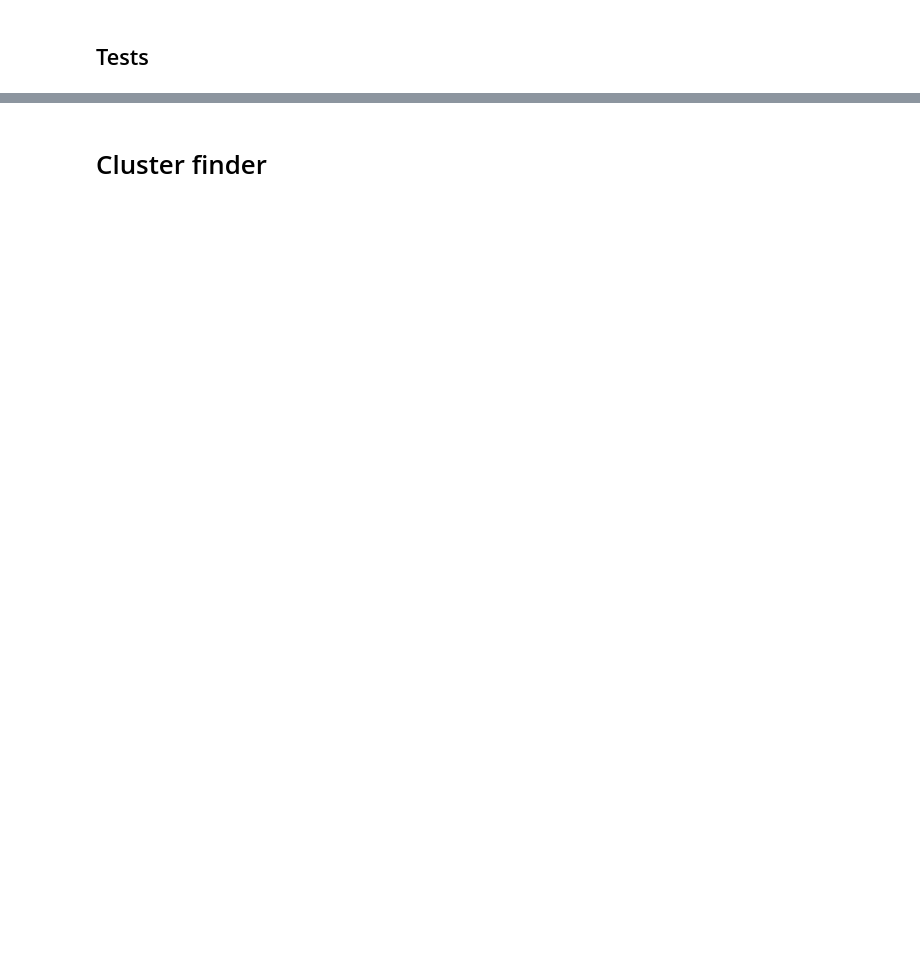
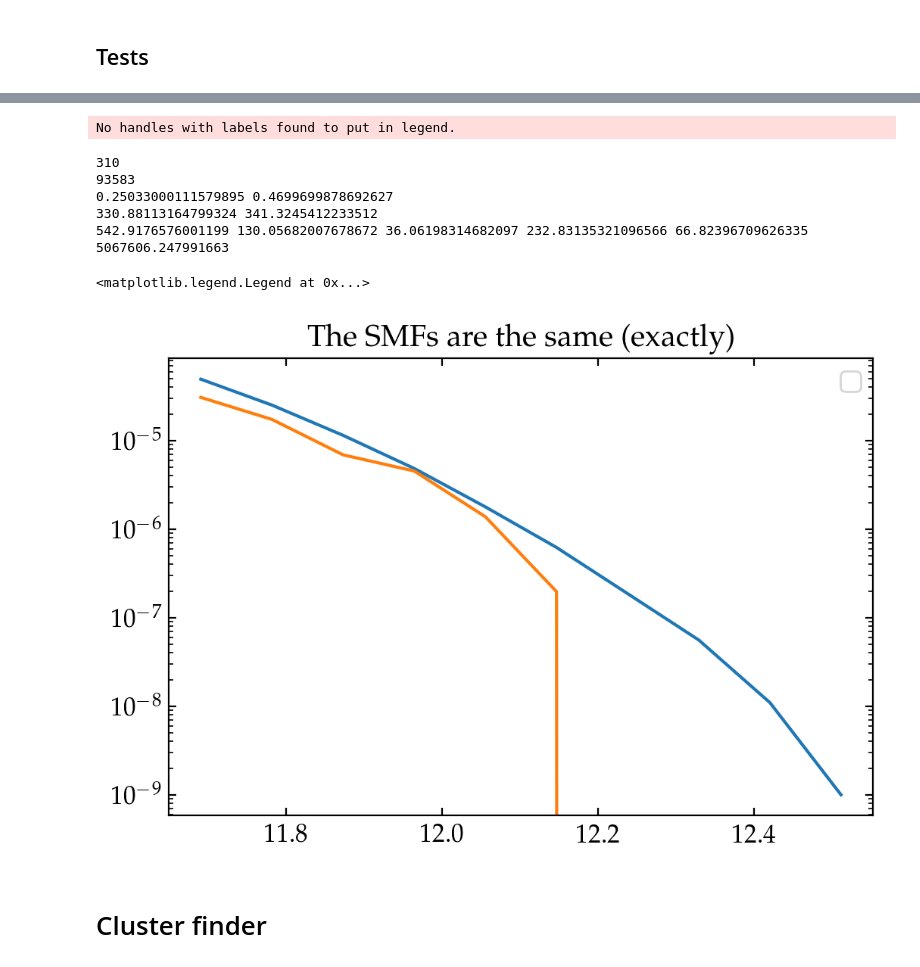
Before and after one commit to gsallabe/thesis_satellite_fraction, a Jupyter notebook: cb/main.ipynb, the cells around one changed output, grey strips where cells are left out. Saved outputs shown, nothing was run; the diff lists cells and outputs as text; code cells hidden in the pictures; blank space fills up the shorter version.

```diff
--- a/cb/main.ipynb
+++ b/cb/main.ipynb
@@ -370,2 +398,50 @@ ax.set(yscale="log")
+# %%
+# How about exactly the same (need volume)
+print(len(ss_gals[ss_gals["logm_max"] > 11.6]))
+print(len(log_stellar_masses[log_stellar_masses > 11.6]))
+
+min_z, max_z = np.min(ss_gals["z_best"]), np.max(ss_gals["z_best"])
+min_ra, max_ra = np.min(ss_gals["ra"]), np.max(ss_gals["ra"])
+min_dec, max_dec = np.min(ss_gals["dec"]), np.max(ss_gals["dec"])
+
+print(min_z, max_z)
+print(min_ra, max_ra)
+
+
+from colossus.cosmology import cosmology
+cosmo = cosmology.setCosmology("planck18")
+depth = cosmo.comovingDistance(min_z, max_z)
+s_width = cosmo.angularDiameterDistance(min_z * (max_ra - min_ra) / 57)
+s_height = cosmo.angularDiameterDistance(min_z * (max_dec - min_dec) / 57)
+
+e_width = cosmo.angularDiameterDistance(max_z * (max_ra - min_ra) / 57)
+e_height = cosmo.angularDiameterDistance(max_z * (max_dec - min_dec) / 57)
+
+print(depth, s_width, s_height, e_width, e_height)
+vol = depth * (s_width + e_width)/2 * (s_height + e_height)/2
+print(vol)
+
+# Are the SMFs the same incl some multiplicative factor?
+_, ax = plt.subplots()
+
+count_sim, bins = np.histogram(log_stellar_masses[log_stellar_masses > 11.6])
+count_sim =  count_sim / sim_size**3
+count_hsc, _ = np.histogram(ss_gals["logm_max"][ss_gals["logm_max"] > 11.6], bins=bins)
+count_hsc = count_hsc / vol
+
+ax.plot(bins[:-1] + np.diff(bins)[0], count_sim)
+ax.plot(bins[:-1] + np.diff(bins)[0], count_hsc)
+ax.set(yscale="log", title="The SMFs are the same (exactly)")
+ax.legend()
+# %% [output]
+No handles with labels found to put in legend.
+310
+93583
+0.25033000111579895 0.4699699878692627
+330.88113164799324 341.3245412233512
+542.9176576001199 130.05682007678672 36.06198314682097 232.83135321096566 66.82396709626335
+5067606.247991663
+<matplotlib.legend.Legend at 0x...>
+[figure, added]
 # %% [markdown]
 # Cluster finder
```
Also changed, not shown: parts of 11 cells of this notebook, 3 other files.
